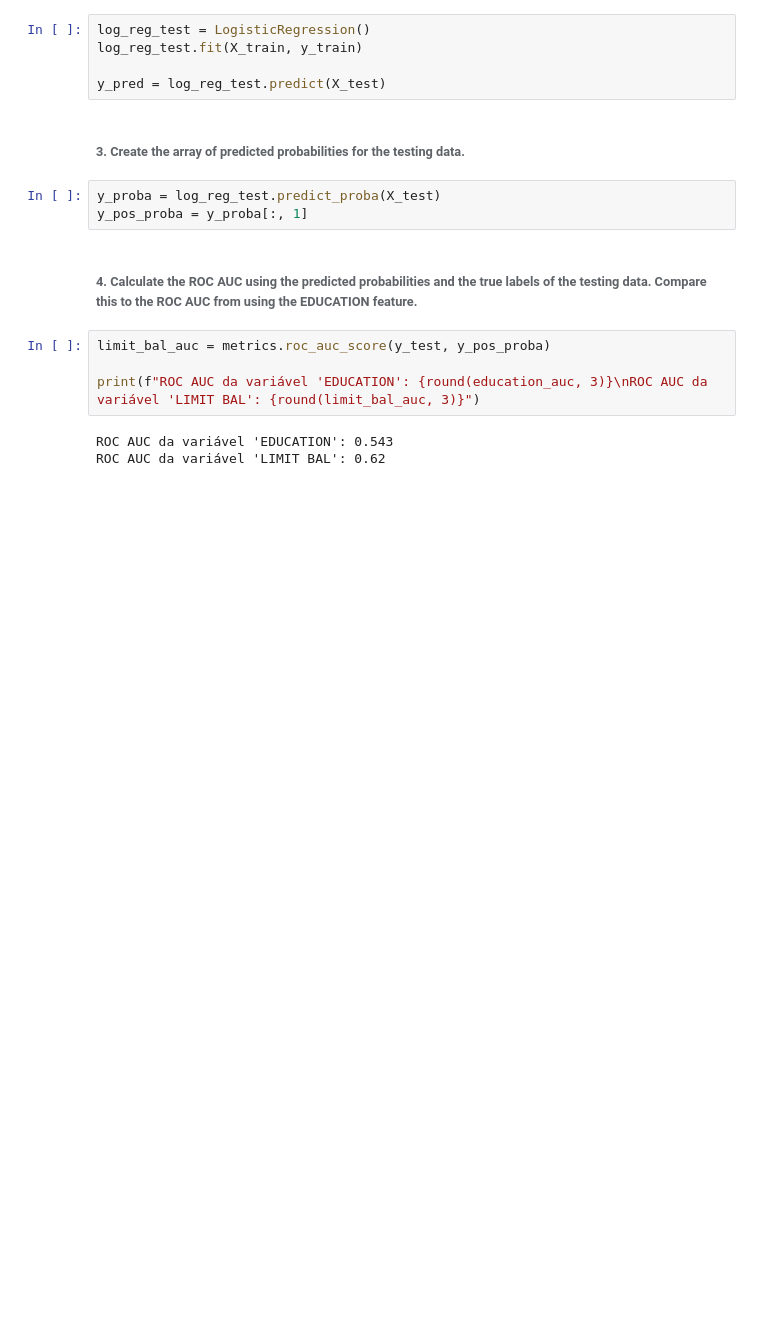
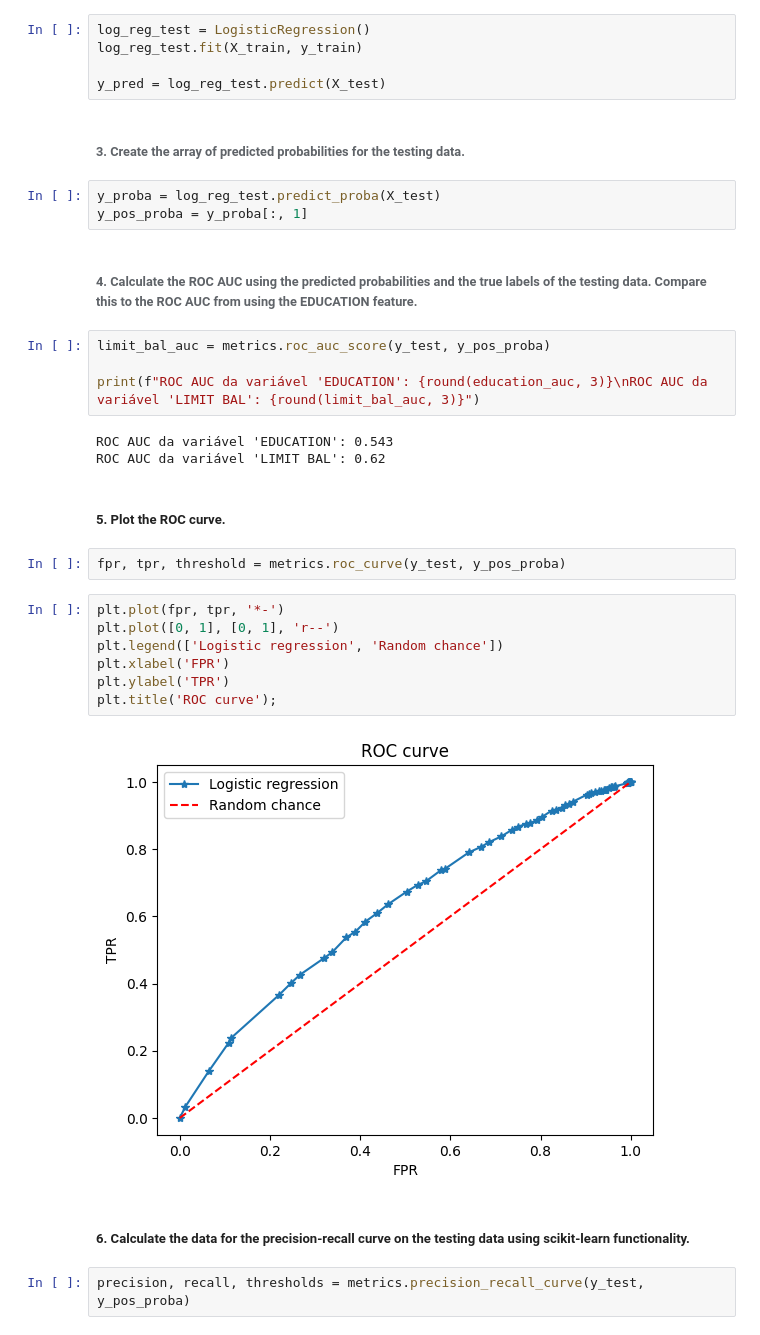
Before and after one commit to danzpy/book-data-science-projects-with-python, a Jupyter notebook: predicao-bons-pagadores.ipynb, the cells around one changed output. Saved outputs shown, nothing was run; the diff lists cells and outputs as text; blank space fills up the shorter version.

```diff
--- a/predicao-bons-pagadores.ipynb
+++ b/predicao-bons-pagadores.ipynb
@@ -515,3 +515,20 @@ print(f"ROC AUC da variável 'EDUCATION': {round(education_auc, 3)}\nROC AUC da
 # %% [output]
 ROC AUC da variável 'EDUCATION': 0.543
 ROC AUC da variável 'LIMIT BAL': 0.62
+# %% [markdown]
+##### 5. Plot the ROC curve.
+# %%
+fpr, tpr, threshold = metrics.roc_curve(y_test, y_pos_proba)
+# %%
+plt.plot(fpr, tpr, '*-')
+plt.plot([0, 1], [0, 1], 'r--')
+plt.legend(['Logistic regression', 'Random chance'])
+plt.xlabel('FPR')
+plt.ylabel('TPR')
+plt.title('ROC curve');
+# %% [output]
+[figure, added]
+# %% [markdown]
+##### 6. Calculate the data for the precision-recall curve on the testing data using scikit-learn functionality.
+# %%
+precision, recall, thresholds = metrics.precision_recall_curve(y_test, y_pos_proba)
```
Also changed, not shown: parts of 4 cells of this notebook.
